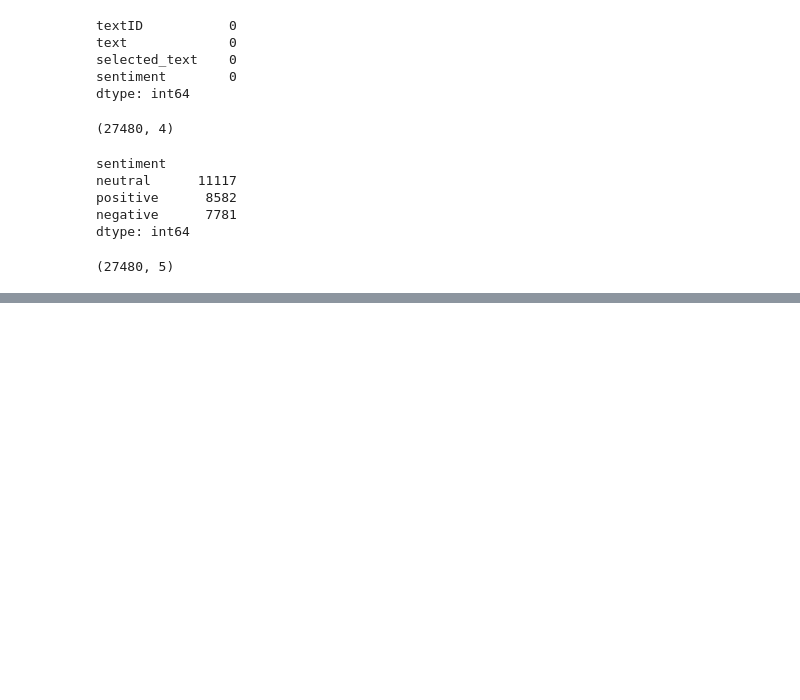
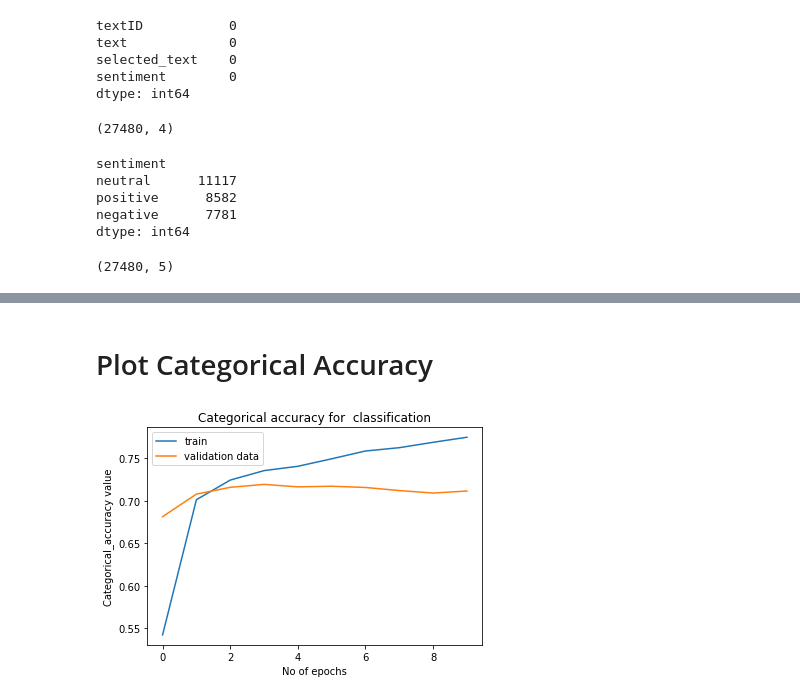
Before and after one commit to bonfaceonyango/CNN-NLP_Twitter_sentiments_analysis, a Jupyter notebook: CNN-NLP.ipynb, the cells around one changed output, grey strips where cells are left out. Cells and saved outputs as stored; diff of their text form; code cells hidden in the pictures; blank space fills up the shorter version.

```diff
--- a/CNN-NLP.ipynb
+++ b/CNN-NLP.ipynb
@@ -266,0 +418,13 @@ array([[0., 1., 0.],
+# %% [markdown]
+
+# Plot Categorical Accuracy
+# %%
+plt.plot(history.history["categorical_accuracy"],label="train")
+plt.plot(history.history["val_categorical_accuracy"],label="validation data")
+plt.title("Categorical accuracy for  classification")
+plt.ylabel("Categorical_accuracy value")
+plt.xlabel("No of epochs")
+plt.legend(loc="upper left")
+plt.show()
+# %% [output]
+[figure, added]
```
Also changed, not shown: parts of 32 cells of this notebook.
